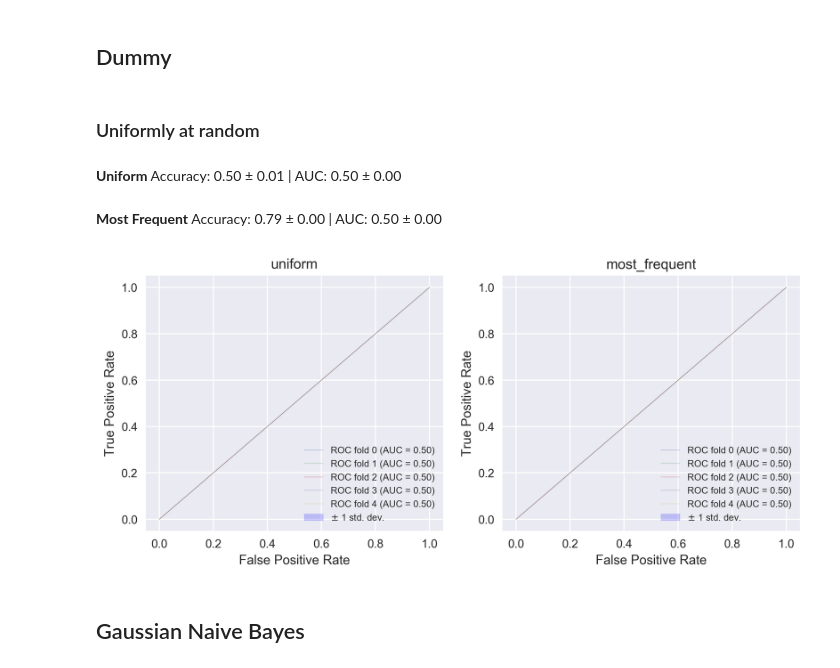
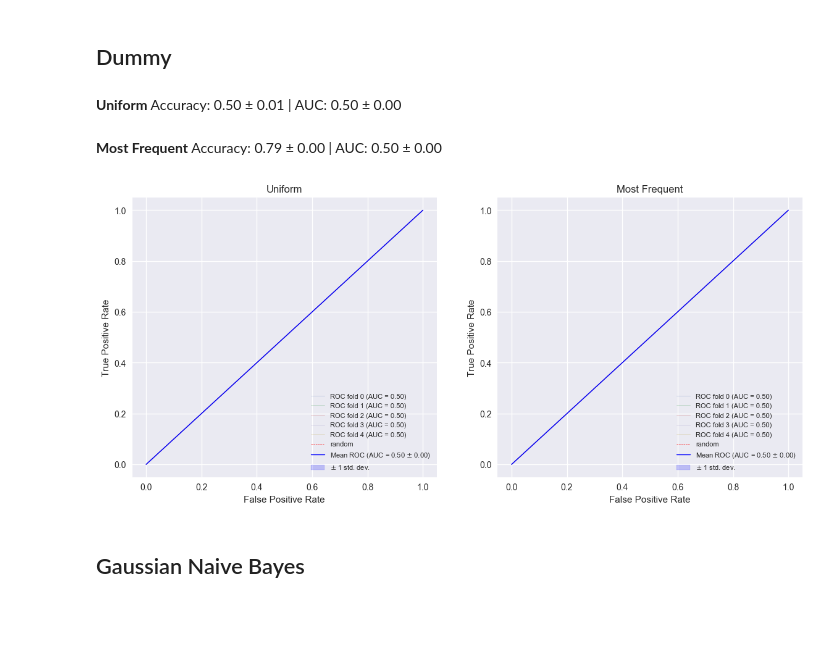
Before and after one commit to ElsaB/impact-annotator, a Jupyter notebook: analysis/prediction/Test.ipynb, the cells around one changed output. Saved outputs shown, nothing was run; the diff lists cells and outputs as text; code cells hidden in the pictures; blank space fills up the shorter version.

```diff
--- a/analysis/prediction/Test.ipynb
+++ b/analysis/prediction/Test.ipynb
@@ -144,18 +142,18 @@ from sklearn.dummy import DummyClassifier
-# %% [markdown]
-### Uniformly at random
 # %%
+from sklearn.dummy import DummyClassifier
+
 model_uniform = DummyClassifier(strategy = 'uniform', random_state = 1)
 model_most_frequent = DummyClassifier(strategy = 'most_frequent', random_state = 1)
 
 get_accuracy_and_AUC(model_uniform, X, y, n_folds, 'Uniform')
 get_accuracy_and_AUC(model_most_frequent, X, y, n_folds, 'Most Frequent')
 
-fig, (ax1, ax2) = plt.subplots(1, 2, figsize = (10, 4))
-plot_cross_validation_ROC_curves(model_uniform, X, y, n_folds, ax1, 'uniform');
-plot_cross_validation_ROC_curves(model_most_frequent, X, y, n_folds, ax2, 'most_frequent');
+fig, (ax1, ax2) = plt.subplots(1, 2, figsize = (14, 6))
+plot_cross_validation_ROC_curves(model_uniform, X, y, n_folds, 'Uniform', ax1);
+plot_cross_validation_ROC_curves(model_most_frequent, X, y, n_folds, 'Most Frequent', ax2);
 # %% [output]
 **Uniform** Accuracy: 0.50 ± 0.01 | AUC: 0.50 ± 0.00
 **Most Frequent** Accuracy: 0.79 ± 0.00 | AUC: 0.50 ± 0.00
-[figure, old version]
+[figure, new version]
 # %% [markdown]
 ## Gaussian Naive Bayes
```
Also changed, not shown: parts of 10 cells of this notebook, 2 other files.
